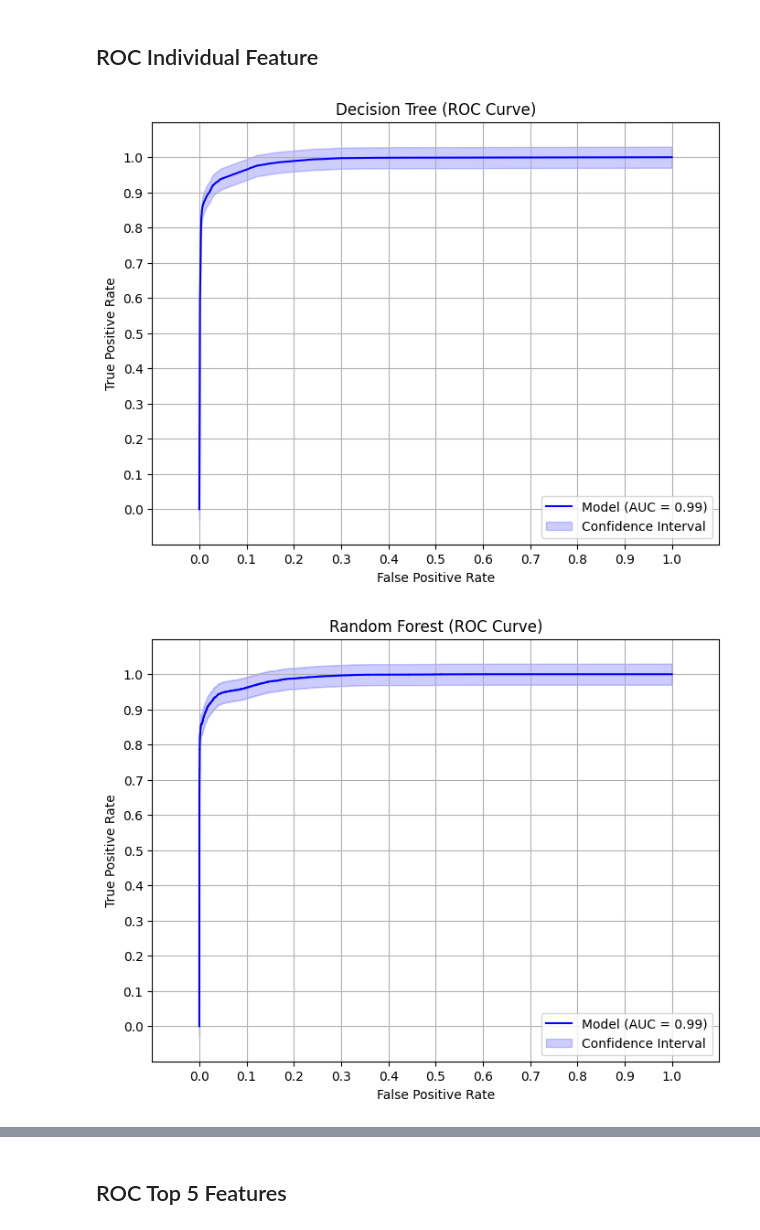
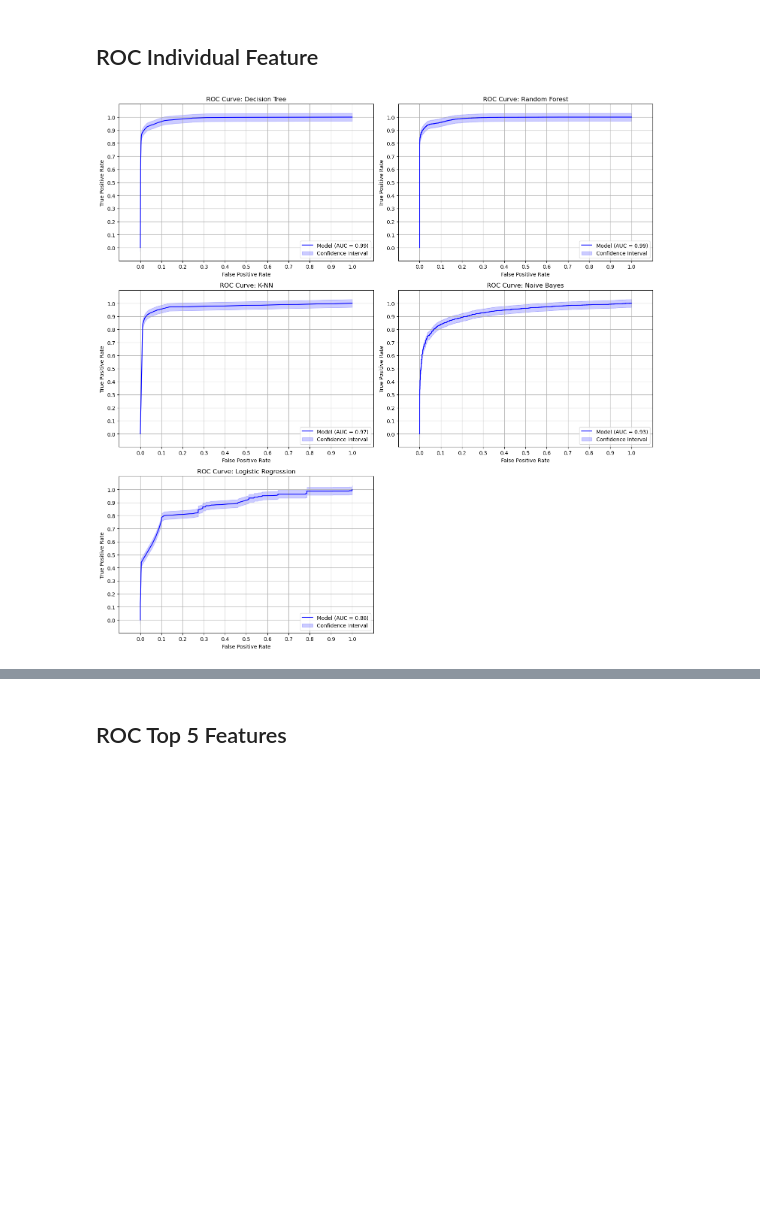
Before and after one commit to jayjirakrit/data-mining-final-project, a Jupyter notebook: sample.ipynb, the cells around one changed output, grey strips where cells are left out. Saved outputs shown, nothing was run; the diff lists cells and outputs as text; code cells hidden in the pictures; blank space fills up the shorter version.

Commit message:
Update Final Model

```diff
--- a/sample.ipynb
+++ b/sample.ipynb
@@ -473,8 +467,29 @@ plt.show()
 ## ROC Individual Feature
 # %%
 # ROC Graph for individual feature
-for model_name, evaluate_result in evaluate_results.items():
-    roc_graph(evaluate_result,model_name)
+import matplotlib.pyplot as plt
+
+# Define the grid layout (e.g., 2 columns)
+n_models = len(evaluate_results)
+n_cols = 2  # Number of columns in the grid
+n_rows = (n_models + n_cols - 1) // n_cols  # Calculate number of rows needed
+
+# Create subplots
+fig, axes = plt.subplots(n_rows, n_cols, figsize=(15, n_rows * 5))
+axes = axes.flatten()  # Flatten the axes for easy indexing
+
+# Plot each ROC graph in a grid
+for idx, (model_name, evaluate_result) in enumerate(evaluate_results.items()):
+    ax = axes[idx]
+    roc_graph(evaluate_result, model_name, ax=ax)  # Pass the axis to the plotting function
+    ax.set_title(f"ROC Curve: {model_name}")
+
+# Hide any unused subplots
+for idx in range(len(evaluate_results), len(axes)):
+    fig.delaxes(axes[idx])
+
+# Adjust layout
+plt.tight_layout()
+plt.show()
 # %% [output]
-[figure, old version]
+[figure, new version]
-[figure, removed]
```
Also changed, not shown: parts of 13 cells of this notebook.
